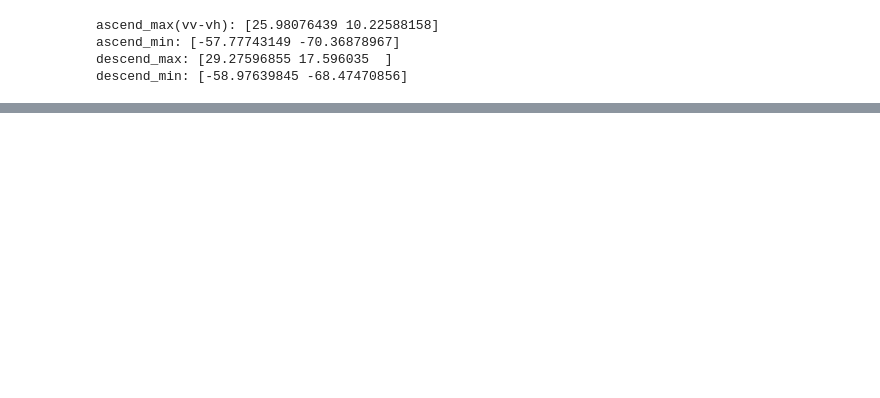
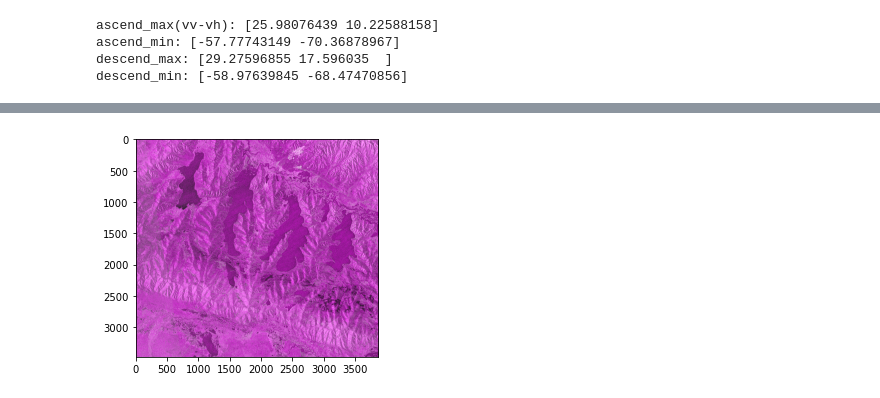
Before and after one commit to xinluo2018/Tibet-Water-2020, a Jupyter notebook: notebooks/get_min_max.ipynb, the cells around one changed output, grey strips where cells are left out. Cells and saved outputs as stored; diff of their text form; code cells hidden in the pictures; blank space fills up the shorter version.

```diff
--- a/notebooks/get_min_max.ipynb
+++ b/notebooks/get_min_max.ipynb
@@ -43,0 +70,4 @@ descend_min: [-58.97639845 -68.47470856]
+# %%
+imgShow(ascend_list[2], color_bands=(0,1,0), clip_percent=1)
+# %% [output]
+[figure, added]
```
Also changed, not shown: parts of 5 cells of this notebook, 8 other files.
